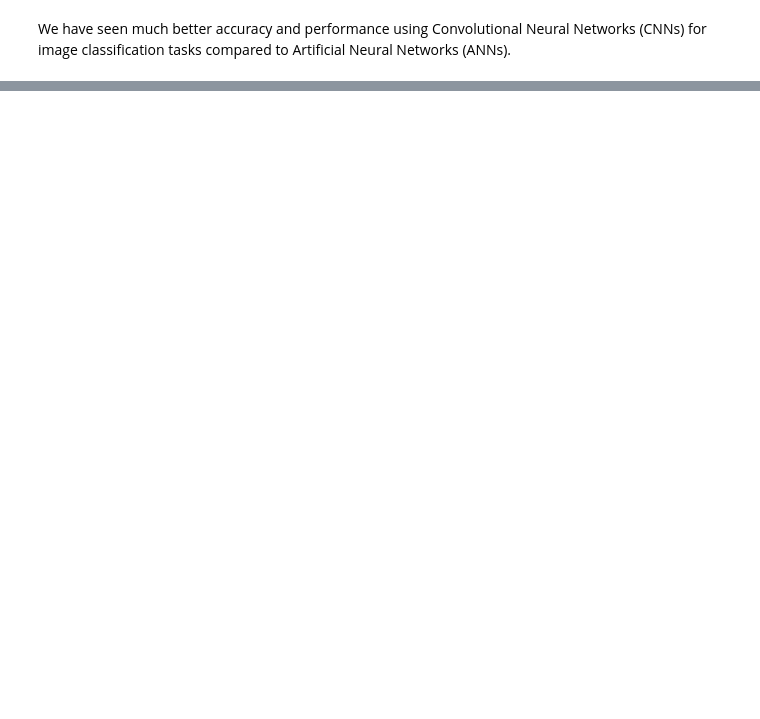
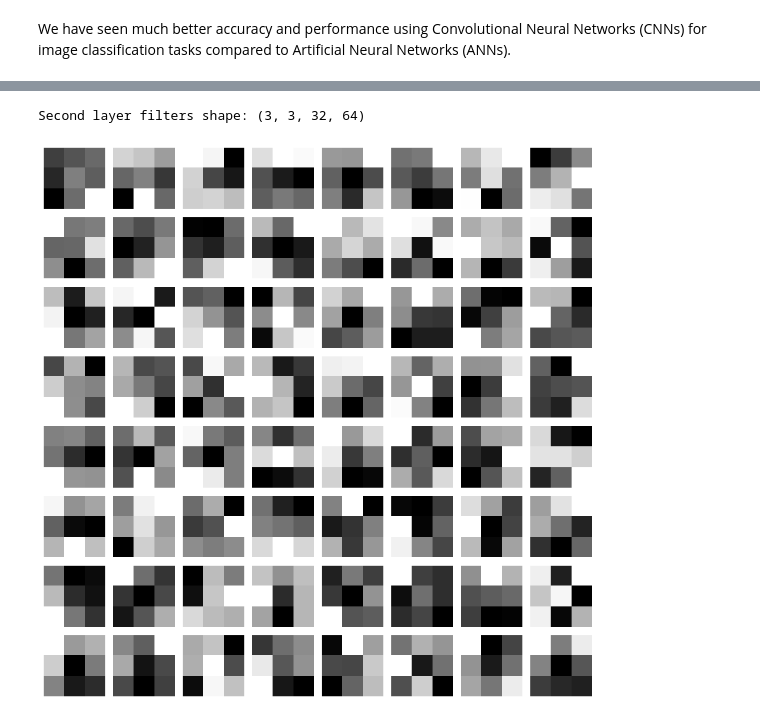
Before and after one commit to mohitdixit02/deep_learning_basic, a Jupyter notebook: CNN/ImageClassificationCNN.ipynb, the cells around one changed output, grey strips where cells are left out. Saved outputs shown, nothing was run; the diff lists cells and outputs as text; code cells hidden in the pictures; blank space fills up the shorter version.

```diff
--- a/CNN/ImageClassificationCNN.ipynb
+++ b/CNN/ImageClassificationCNN.ipynb
@@ -82,0 +140,22 @@ We have seen much better accuracy and performance using Convolutional Neural Net
+# %%
+layer1 = model.layers[2]
+filters1, biases1 = layer1.get_weights()
+print(f"Second layer filters shape: {filters1.shape}")
+
+# Average across input channels since we can't display (3,3,32) as image
+filters1_avg = np.mean(filters1, axis=2)  # Shape becomes (3, 3, 64)
+f1_min, f1_max = filters1_avg.min(), filters1_avg.max()
+filters1_norm = (filters1_avg - f1_min) / (f1_max - f1_min)
+n_filters1 = filters1_norm.shape[2]
+
+fig1, ax1 = plt.subplots(8,8, figsize=(10,10))
+for i in range(n_filters1):
+    row = i // 8
+    col = i % 8
+    ax1[row, col].imshow(filters1_norm[:, :, i], cmap='gray')
+    ax1[row, col].axis('off')
+plt.tight_layout()
+plt.show()
+# %% [output]
+Second layer filters shape: (3, 3, 32, 64)
+[figure, added]
```
Also changed, not shown: parts of 6 cells of this notebook.
